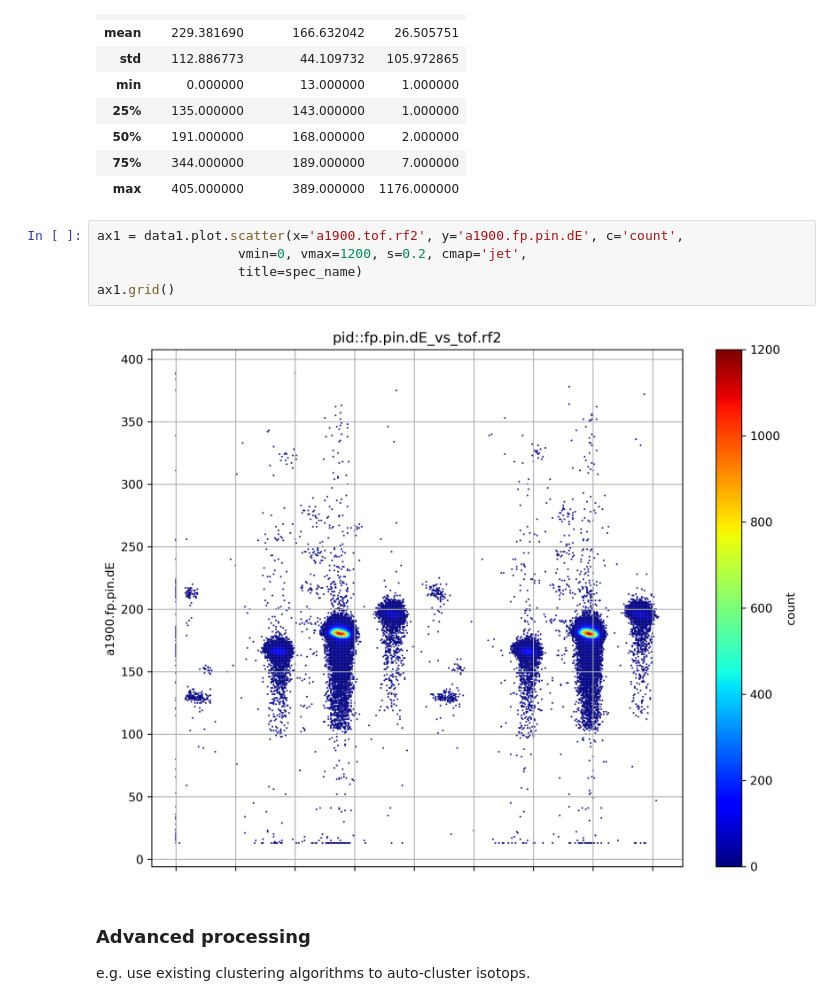
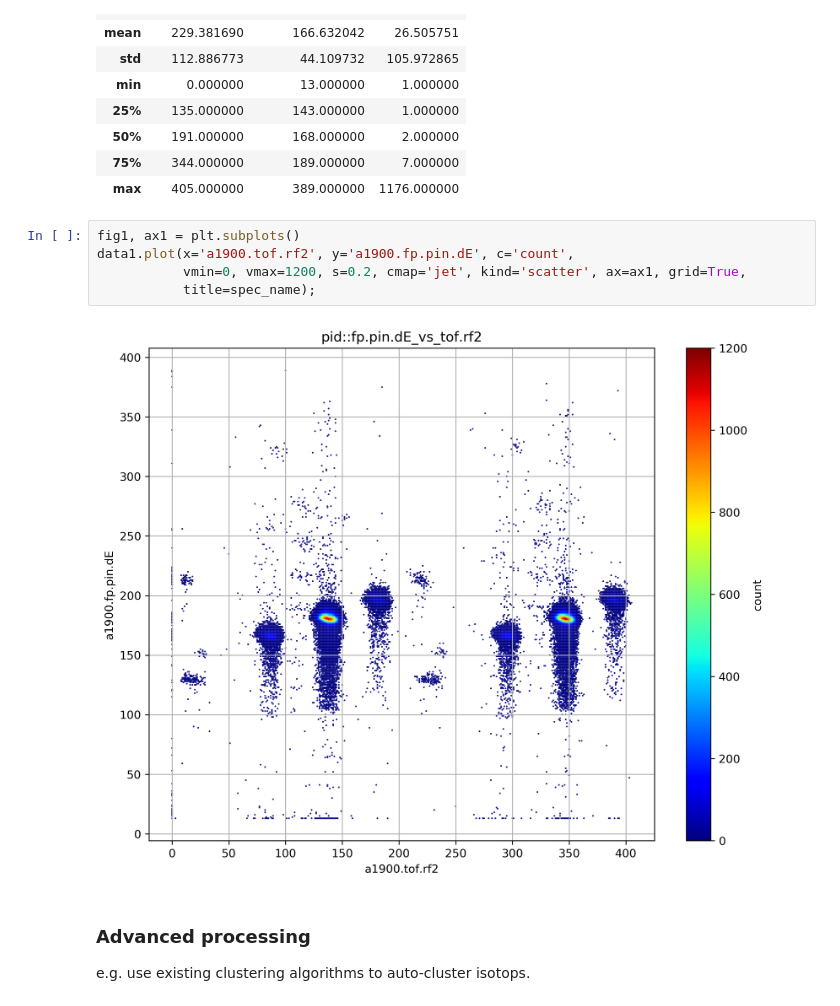
Before and after one commit to zhangt58/PySpecTcl, a Jupyter notebook: doc/getting-started/Work_with_DAQ_data_through_SpecTcl.ipynb, the cells around one changed output. Drawn from its saved outputs; the diff is of its cells as text.

```diff
--- a/doc/getting-started/Work_with_DAQ_data_through_SpecTcl.ipynb
+++ b/doc/getting-started/Work_with_DAQ_data_through_SpecTcl.ipynb
@@ -172,12 +173,12 @@ data1.describe()
 | 75% | 344.000000 | 189.000000 | 7.000000 |
 | max | 405.000000 | 389.000000 | 1176.000000 |
 # %%
-ax1 = data1.plot.scatter(x='a1900.tof.rf2', y='a1900.fp.pin.dE', c='count',
-                  vmin=0, vmax=1200, s=0.2, cmap='jet',
-                  title=spec_name)
-ax1.grid()
+fig1, ax1 = plt.subplots()
+data1.plot(x='a1900.tof.rf2', y='a1900.fp.pin.dE', c='count',
+           vmin=0, vmax=1200, s=0.2, cmap='jet', kind='scatter', ax=ax1, grid=True,
+           title=spec_name);
 # %% [output]
-[figure, old version]
+[figure, new version]
 # %% [markdown]
 ### Advanced processing
 e.g. use existing clustering algorithms to auto-cluster isotops.
```
Also changed, not shown: parts of 4 cells of this notebook, 1 other file.
